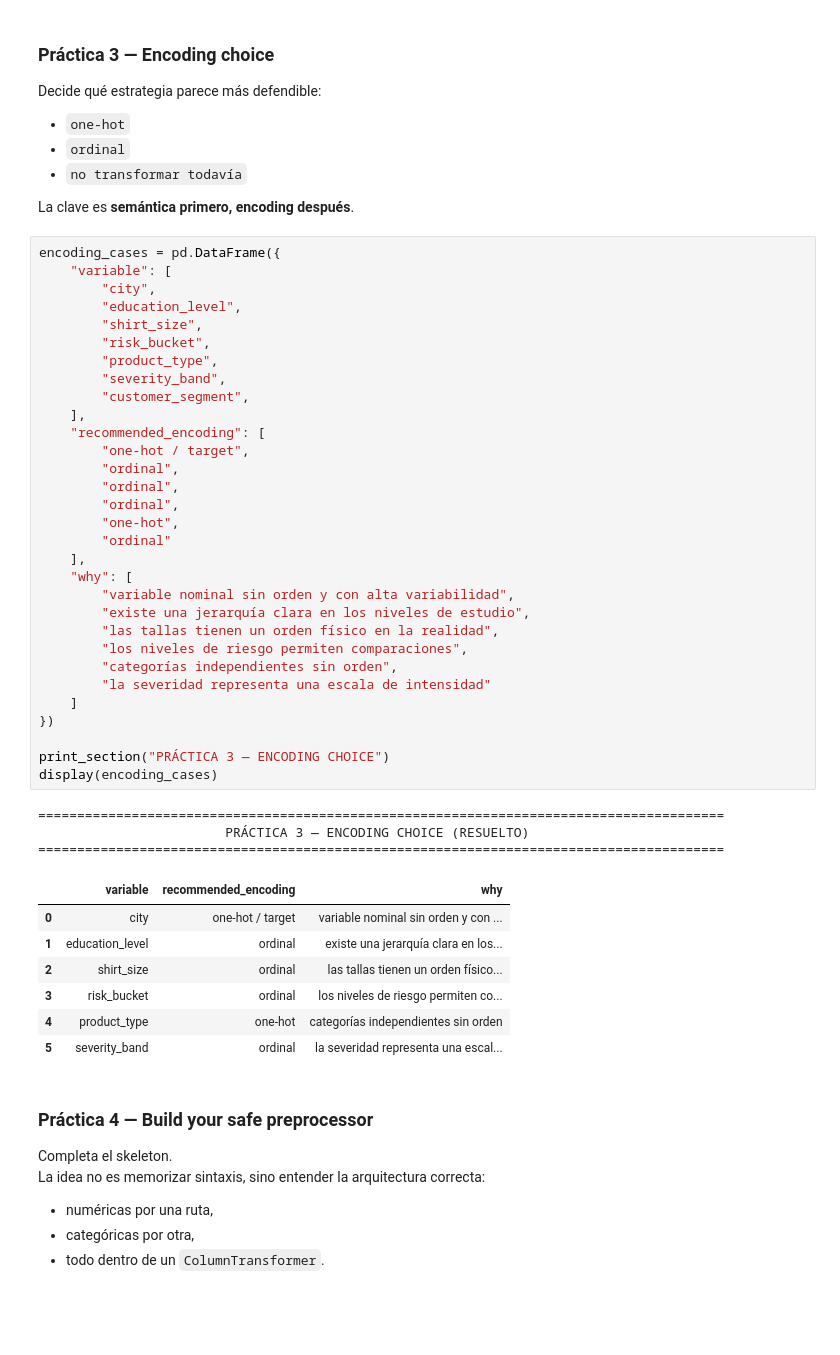
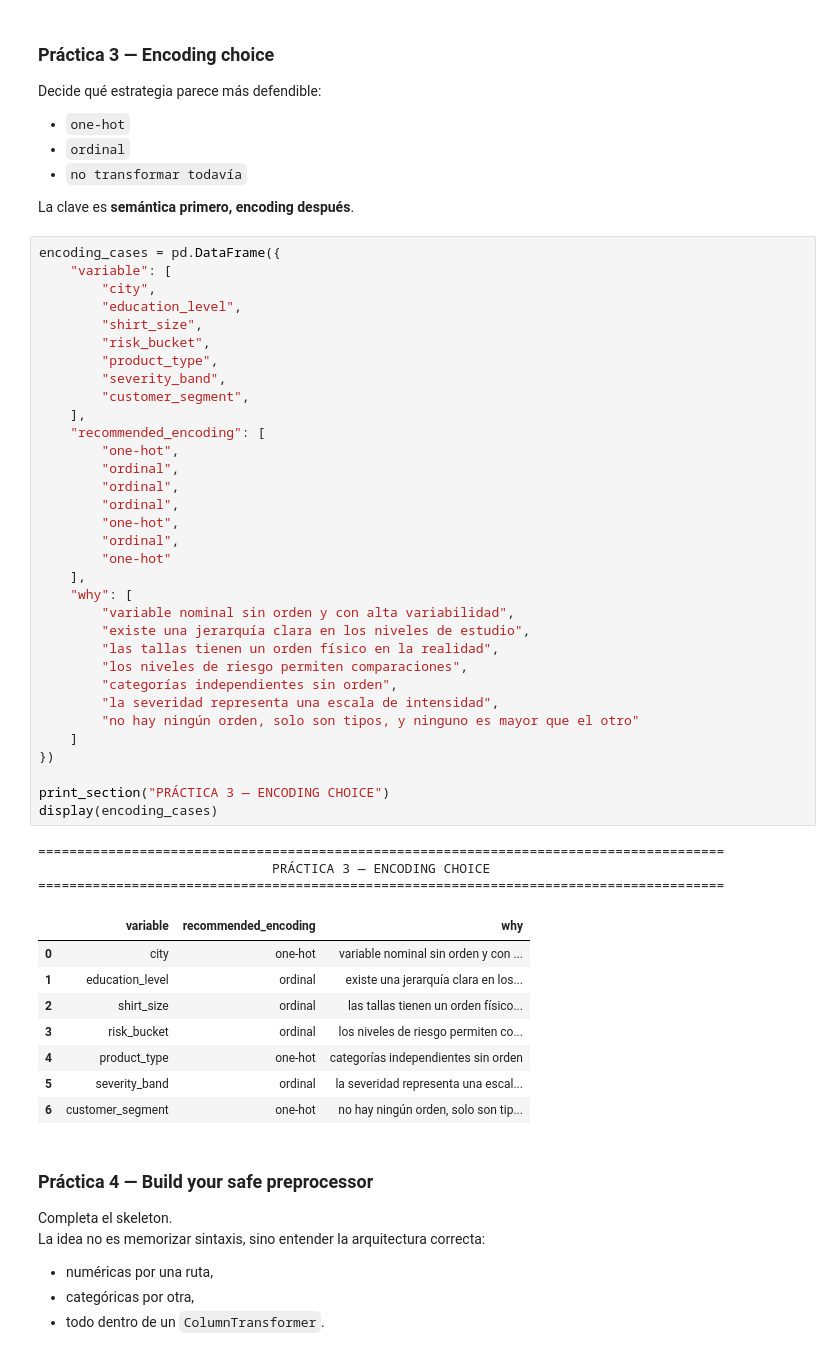
Before and after one commit to QuitoTactico/Courses-and-Certifications, a Jupyter notebook: notebooks/ml_machinelearninglandscape.ipynb, the cells around one changed output. Saved outputs shown, nothing was run; the diff lists cells and outputs as text; blank space fills up the shorter version.

```diff
--- a/notebooks/ml_machinelearninglandscape.ipynb
+++ b/notebooks/ml_machinelearninglandscape.ipynb
@@ -1795,43 +1800,46 @@ encoding_cases = pd.DataFrame({
     "variable": [
         "city",
         "education_level",
         "shirt_size",
         "risk_bucket",
         "product_type",
         "severity_band",
         "customer_segment",
     ],
     "recommended_encoding": [
-        "one-hot / target",
+        "one-hot",
         "ordinal",
         "ordinal",
         "ordinal",
         "one-hot",
-        "ordinal"
+        "ordinal",
+        "one-hot"
     ],
     "why": [
         "variable nominal sin orden y con alta variabilidad",
         "existe una jerarquía clara en los niveles de estudio",
         "las tallas tienen un orden físico en la realidad",
         "los niveles de riesgo permiten comparaciones",
         "categorías independientes sin orden",
-        "la severidad representa una escala de intensidad"
+        "la severidad representa una escala de intensidad",
+        "no hay ningún orden, solo son tipos, y ninguno es mayor que el otro"
     ]
 })
 
 print_section("PRÁCTICA 3 — ENCODING CHOICE")
 display(encoding_cases)
 # %% [output]
 ========================================================================================
-                        PRÁCTICA 3 — ENCODING CHOICE (RESUELTO)
+                              PRÁCTICA 3 — ENCODING CHOICE
 ========================================================================================
 |  | variable | recommended_encoding | why |
-| 0 | city | one-hot / target | variable nominal sin orden y con ... |
+| 0 | city | one-hot | variable nominal sin orden y con ... |
 | 1 | education_level | ordinal | existe una jerarquía clara en los... |
 | 2 | shirt_size | ordinal | las tallas tienen un orden físico... |
 | 3 | risk_bucket | ordinal | los niveles de riesgo permiten co... |
 | 4 | product_type | one-hot | categorías independientes sin orden |
 | 5 | severity_band | ordinal | la severidad representa una escal... |
+| 6 | customer_segment | one-hot | no hay ningún orden, solo son tip... |
 # %% [markdown]
 ### Práctica 4 — Build your safe preprocessor
 
```
Also changed, not shown: parts of 3 cells of this notebook.
